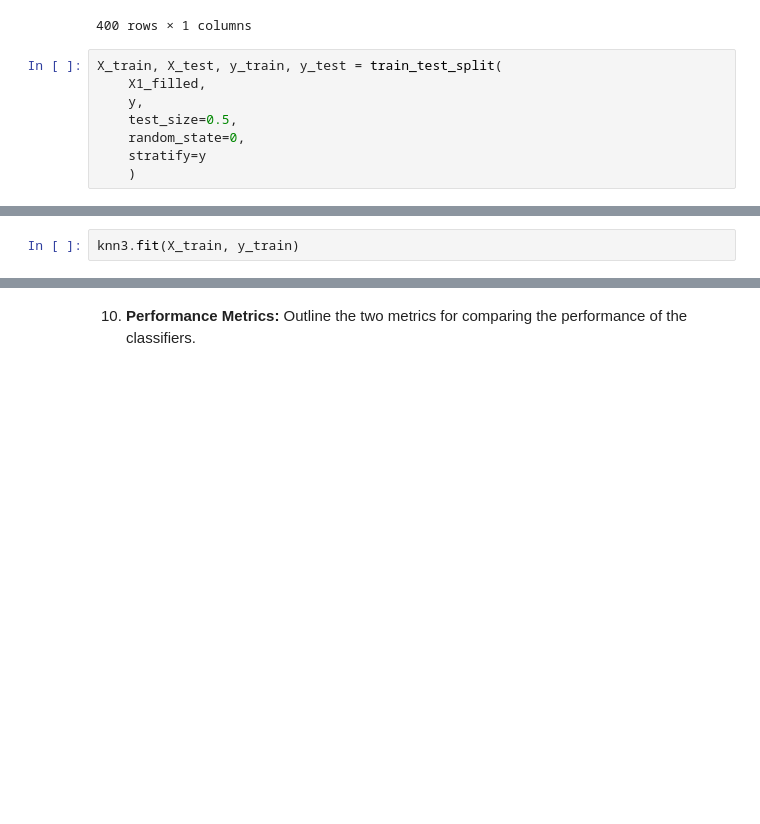
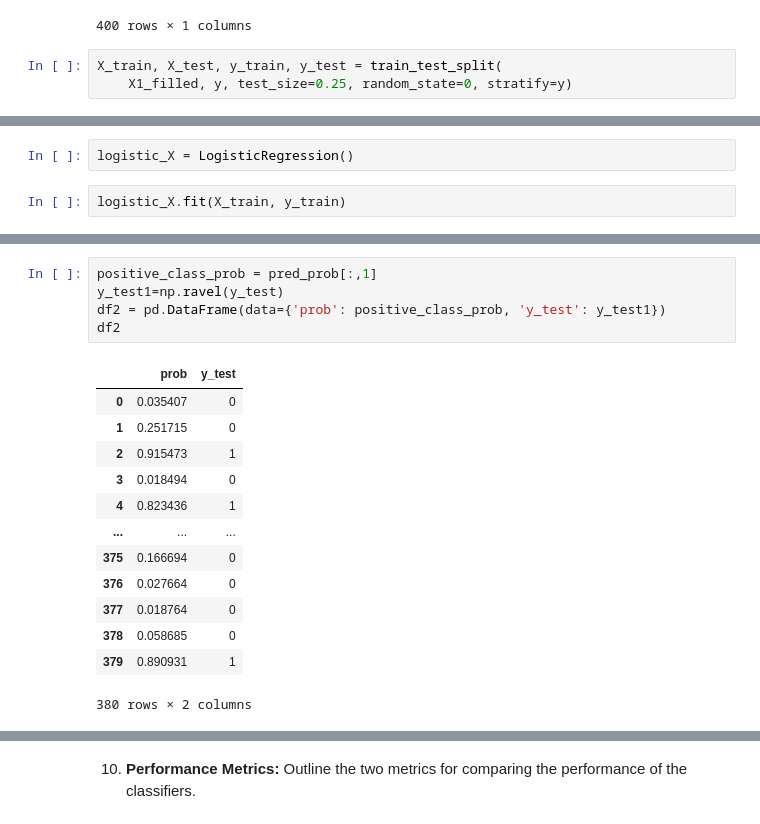
Before and after one commit to dail9/3da-assignment6, a Jupyter notebook: assignment6.ipynb, the cells around one changed output, grey strips where cells are left out. Cells and saved outputs as stored; diff of their text form; blank space fills up the shorter version.

Commit message:
log regression

```diff
--- a/assignment6.ipynb
+++ b/assignment6.ipynb
@@ -1135,9 +1144,4 @@ y
 400 rows × 1 columns
 # %%
 X_train, X_test, y_train, y_test = train_test_split(
-    X1_filled,
-    y,
-    test_size=0.5,
-    random_state=0,
-    stratify=y
-    )
+    X1_filled, y, test_size=0.25, random_state=0, stratify=y)
@@ -1149,3 +1148,5 @@ knn3 = neighbors.KNeighborsClassifier(
+# %%
+logistic_X = LogisticRegression()
 # %%
-knn3.fit(X_train, y_train)
+logistic_X.fit(X_train, y_train)
 # %% [output]
@@ -1169,0 +1175,19 @@ plt.show()
+# %%
+positive_class_prob = pred_prob[:,1]
+y_test1=np.ravel(y_test)
+df2 = pd.DataFrame(data={'prob': positive_class_prob, 'y_test': y_test1})
+df2
+# %% [output]
+|  | prob | y_test |
+| 0 | 0.035407 | 0 |
+| 1 | 0.251715 | 0 |
+| 2 | 0.915473 | 1 |
+| 3 | 0.018494 | 0 |
+| 4 | 0.823436 | 1 |
+| ... | ... | ... |
+| 375 | 0.166694 | 0 |
+| 376 | 0.027664 | 0 |
+| 377 | 0.018764 | 0 |
+| 378 | 0.058685 | 0 |
+| 379 | 0.890931 | 1 |
+380 rows × 2 columns
```
Also changed, not shown: parts of 15 cells of this notebook.
